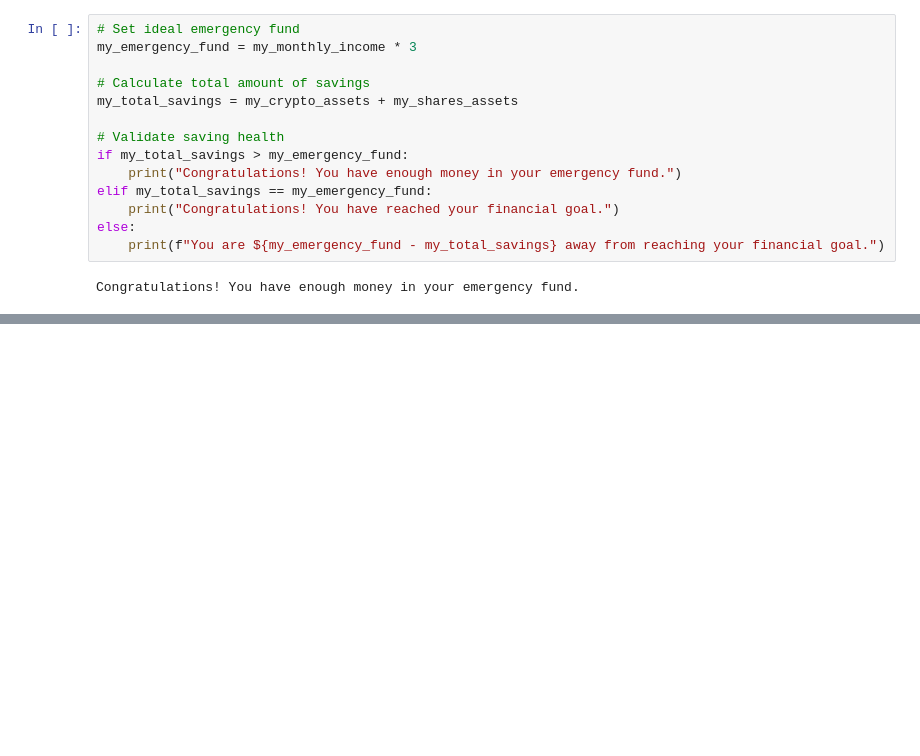
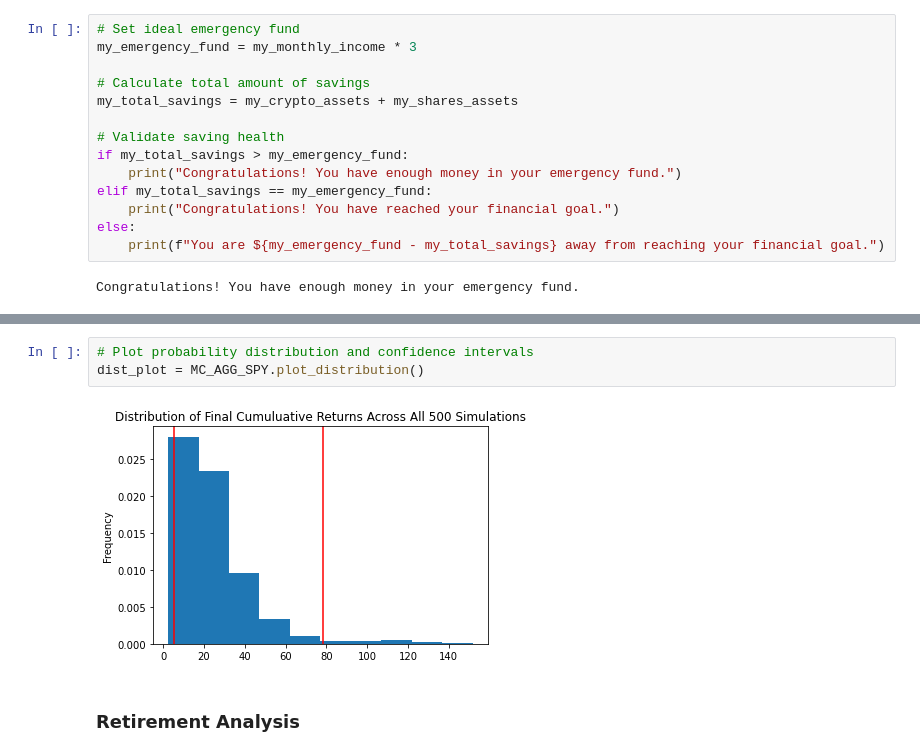
Before and after one commit to stammin001/financial-planning, a Jupyter notebook: financial-planner.ipynb, the cells around one changed output, grey strips where cells are left out. Saved outputs shown, nothing was run; the diff lists cells and outputs as text; blank space fills up the shorter version.

Commit message:
updates for Part2 - Retirement Planning

```diff
--- a/financial-planner.ipynb
+++ b/financial-planner.ipynb
@@ -145,0 +245,7 @@ Congratulations! You have enough money in your emergency fund.
+# %%
+# Plot probability distribution and confidence intervals
+dist_plot = MC_AGG_SPY.plot_distribution()
+# %% [output]
+[figure, added]
+# %% [markdown]
+### Retirement Analysis
```
Also changed, not shown: parts of 19 cells of this notebook.
